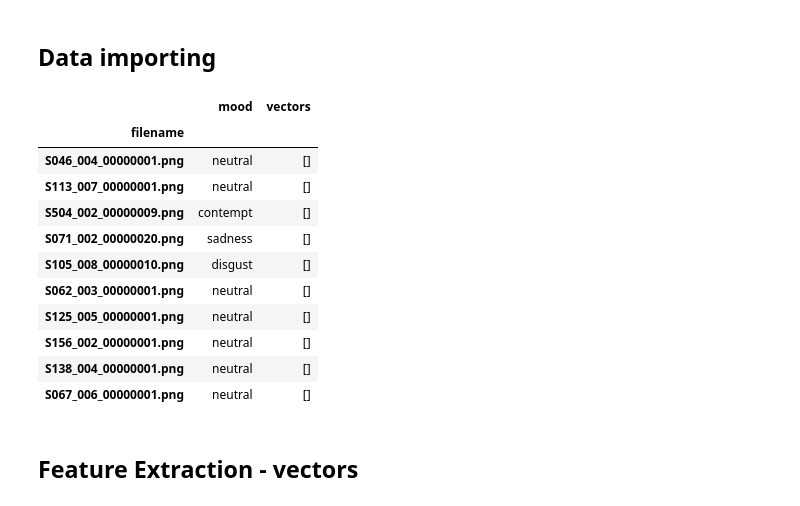
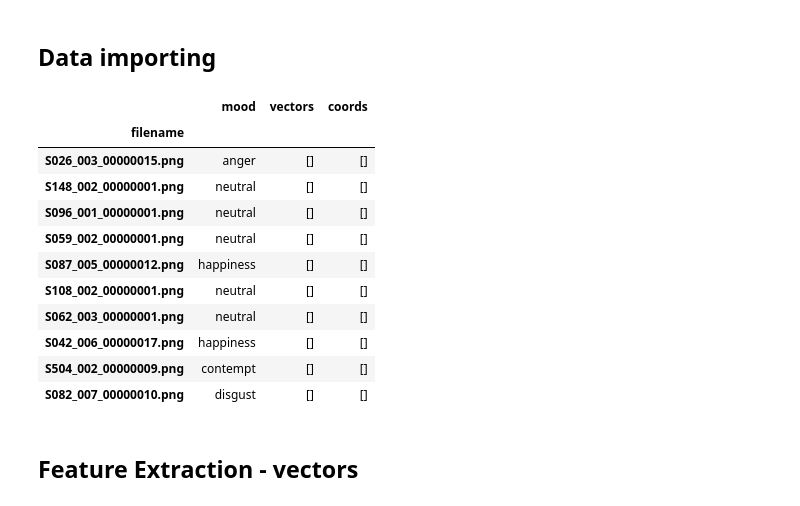
Before and after one commit to rachung2510/FYP70_SocialRobot, a Jupyter notebook: EmotionRecognition/model.ipynb, the cells around one changed output. Saved outputs shown, nothing was run; the diff lists cells and outputs as text; code cells hidden in the pictures.

```diff
--- a/EmotionRecognition/model.ipynb
+++ b/EmotionRecognition/model.ipynb
@@ -24,32 +24,33 @@ predictor = dlib.shape_predictor('shape_predictor_68_face_landmarks.dat')
 # %%
 # create prelim df with filename and target emotion class (mood)
 
 data_path = 'dataset/'
 model_path = 'trained_models/'
 data = []
 
 moods = os.listdir(data_path)
 for mood in moods:
     for filename in os.listdir(data_path + mood):
         data.append([filename, mood])
 
 df = pd.DataFrame(data, columns=['filename','mood'])
 df.set_index('filename', inplace=True)
 df["vectors"] = [np.array([]) for k in range(df.shape[0])]
+df["coords"] = [np.array([]) for k in range(df.shape[0])]
 df.sample(10)
 # %% [output]
-|  | mood | vectors |
-| filename |  |  |
-| S046_004_00000001.png | neutral | [] |
-| S113_007_00000001.png | neutral | [] |
-| S504_002_00000009.png | contempt | [] |
-| S071_002_00000020.png | sadness | [] |
-| S105_008_00000010.png | disgust | [] |
-| S062_003_00000001.png | neutral | [] |
-| S125_005_00000001.png | neutral | [] |
-| S156_002_00000001.png | neutral | [] |
-| S138_004_00000001.png | neutral | [] |
-| S067_006_00000001.png | neutral | [] |
+|  | mood | vectors | coords |
+| filename |  |  |  |
+| S026_003_00000015.png | anger | [] | [] |
+| S148_002_00000001.png | neutral | [] | [] |
+| S096_001_00000001.png | neutral | [] | [] |
+| S059_002_00000001.png | neutral | [] | [] |
+| S087_005_00000012.png | happiness | [] | [] |
+| S108_002_00000001.png | neutral | [] | [] |
+| S062_003_00000001.png | neutral | [] | [] |
+| S042_006_00000017.png | happiness | [] | [] |
+| S504_002_00000009.png | contempt | [] | [] |
+| S082_007_00000010.png | disgust | [] | [] |
 # %%
 ## Functions for finding vector magnitude and direction
 def mag(pointA, pointB):
```
Also changed, not shown: parts of 9 cells of this notebook, 1 other file.
